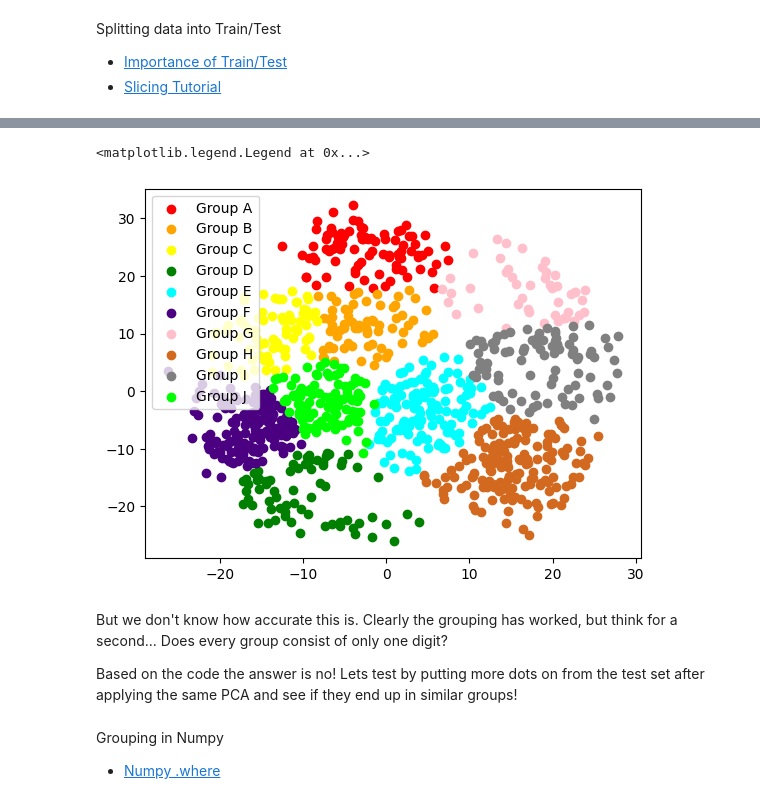
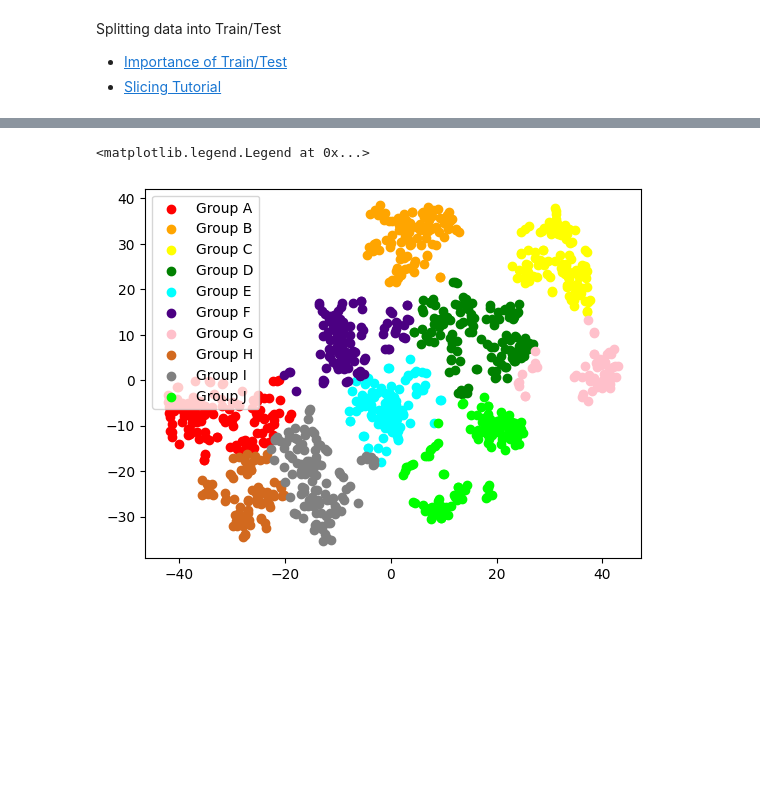
Before and after one commit to interactive-intelligence/intro-neuro-ai, a Jupyter notebook: unit-1/answers/clustering-pca-ans.ipynb, the cells around one changed output, grey strips where cells are left out. Saved outputs shown, nothing was run; the diff lists cells and outputs as text; code cells hidden in the pictures; blank space fills up the shorter version.

```diff
--- a/unit-1/answers/clustering-pca-ans.ipynb
+++ b/unit-1/answers/clustering-pca-ans.ipynb
@@ -90,0 +143,26 @@ Now that you have the data, and understand its form, find out how to properly us
+# %%
+from sklearn.manifold import TSNE
+
+# Goal: Reduce the train data using t-SNE and visualize it
+
+## TODO: Create the following variables and execute the following code
+# reduced_data: TSNE'ed training data
+"""
+Tips:
+- You literally just need to copy your code (if it works) from the above code cell and change PCA to TSNE
+- Call fit_transform on your new t-SNE object
+"""
+
+#! Answer
+tsne = TSNE(n_components=2)
+reduced_data = tsne.fit_transform(train_data)
+
+#----------------------------------------------------------------#
+rd = reduced_data.transpose()
+colors = ["red", "orange", "yellow", "green", "cyan", "indigo", "pink", "chocolate", "grey", "lime"]
+fig, ax = plt.subplots()
+for g in np.unique(train_labels):
+    idxs = np.where(train_labels == g)
+    ax.scatter(rd[0][idxs], rd[1][idxs], color=colors[g], label=f"Digit {g}")
+ax.legend()
+#----------------------------------------------------------------#
@@ -91,35 +175,27 @@ Now that you have the data, and understand its form, find out how to properly us
 # %%
 from sklearn.cluster import KMeans
-from sklearn.decomposition import PCA
 
-# Reduce the train data using PCA and then fit it using kmeans
+# Goal: Apply kmeans clustering to the above scatterplot
 
 ## TODO: Create the following variables and execute the following code
-# reduced_data: PCA'ed training data
-# kmeans: KMeans object for 10 clusters
-# Additionally, call kmeans.fit() on the reduced data
+# reduced_data: TSNE'ed training data
+"""
+Tips:
+- You literally just need to copy your code (if it works) from the above code cell and change PCA to TSNE
+"""
 
 #! Answer
-reduced_data = PCA(n_components=2).fit_transform(train_data)
 kmeans = KMeans(init="random", n_clusters=10, n_init=1)
 kmeans.fit(reduced_data)
 
 #----------------------------------------------------------------#
-reduced_data = reduced_data.transpose()
+rd = reduced_data.transpose()
 colors = ["red", "orange", "yellow", "green", "cyan", "indigo", "pink", "chocolate", "grey", "lime"]
 fig, ax = plt.subplots()
 for g in np.unique(kmeans.labels_):
     idxs = np.where(kmeans.labels_ == g)
-    ax.scatter(reduced_data[0][idxs], reduced_data[1][idxs], color=colors[g], label=f"Group {chr(g+65)}")
+    ax.scatter(rd[0][idxs], rd[1][idxs], color=colors[g], label=f"Group {chr(g+65)}")
 ax.legend()
-#----------------------------------------------------------------#
 # %% [output]
 <matplotlib.legend.Legend at 0x...>
-[figure, old version]
+[figure, new version]
-# %% [markdown]
-But we don't know how accurate this is. Clearly the grouping has worked, but think for a second... Does every group consist of only one digit?
-
-Based on the code the answer is no! Lets test by putting more dots on from the test set after applying the same PCA and see if they end up in similar groups!
-# %% [markdown]
-Grouping in Numpy
-- [Numpy .where](https://numpy.org/doc/stable/reference/generated/numpy.where.html)
```
Also changed, not shown: parts of 13 cells of this notebook, 7 other files.
